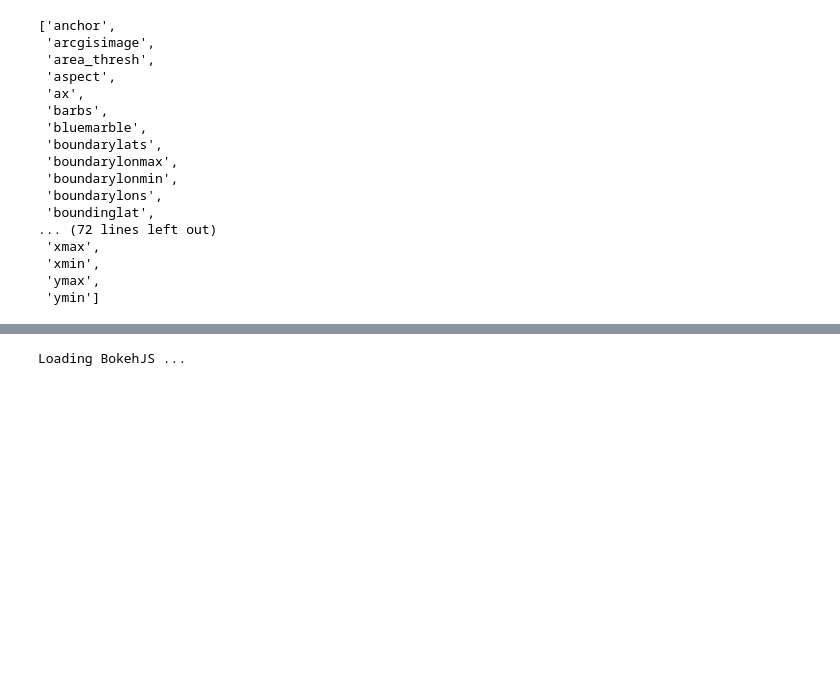
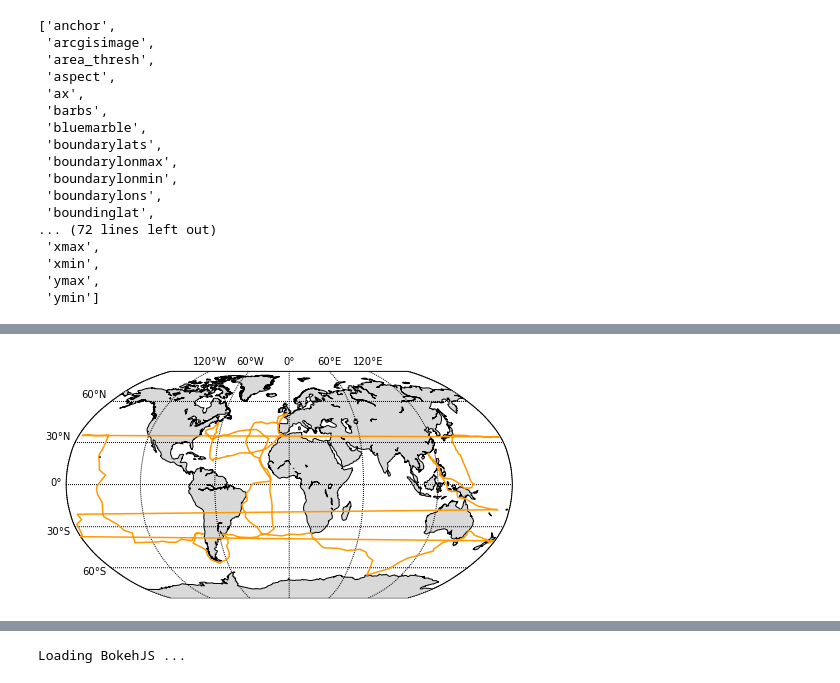
Before and after one commit to ocefpaf/python_mapping_stack_tour, a Jupyter notebook: tech_talk_usgs.ipynb, the cells around one changed output, grey strips where cells are left out. Saved outputs shown, nothing was run; the diff lists cells and outputs as text; code cells hidden in the pictures; blank space fills up the shorter version.

```diff
--- a/tech_talk_usgs.ipynb
+++ b/tech_talk_usgs.ipynb
@@ -348,0 +126,21 @@ within_2_deg = mpatches.Rectangle((0, 0), 1, 1, facecolor="#FF7E00")
+# %%
+def make_basemap(projection='robin', resolution='c'):
+    fig, ax = plt.subplots(figsize=(8, 8))
+    m = Basemap(projection=projection, resolution=resolution,
+                lon_0=0, ax=ax)
+    m.drawcoastlines()
+    m.fillcontinents(color='0.85')
+    parallels = np.arange(-60, 90, 30.)
+    meridians = np.arange(-360, 360, 60.)
+    m.drawparallels(parallels, labels=[1, 0, 0, 0])
+    m.drawmeridians(meridians, labels=[0, 0, 1, 0])
+    return fig, m
+# %%
+kw = dict(color='#FF9900', linestyle='-', linewidth=1.5)
+lon, lat = np.loadtxt('./data/challenger_path.csv',
+                      delimiter=',', unpack=True)
+
+fig, m = make_basemap()
+pts = m.plot(*m(lon, lat), **kw) # Could use latlon=True kw.
+# %% [output]
+[figure, added]
```
Also changed, not shown: parts of 96 cells of this notebook.
